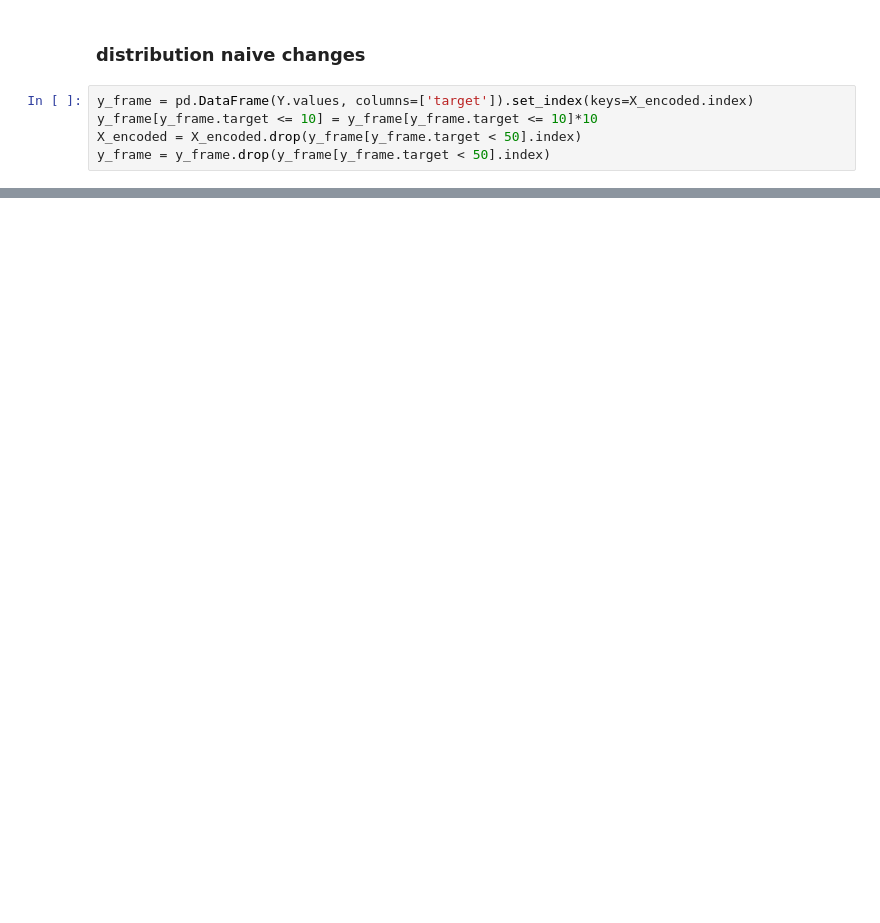
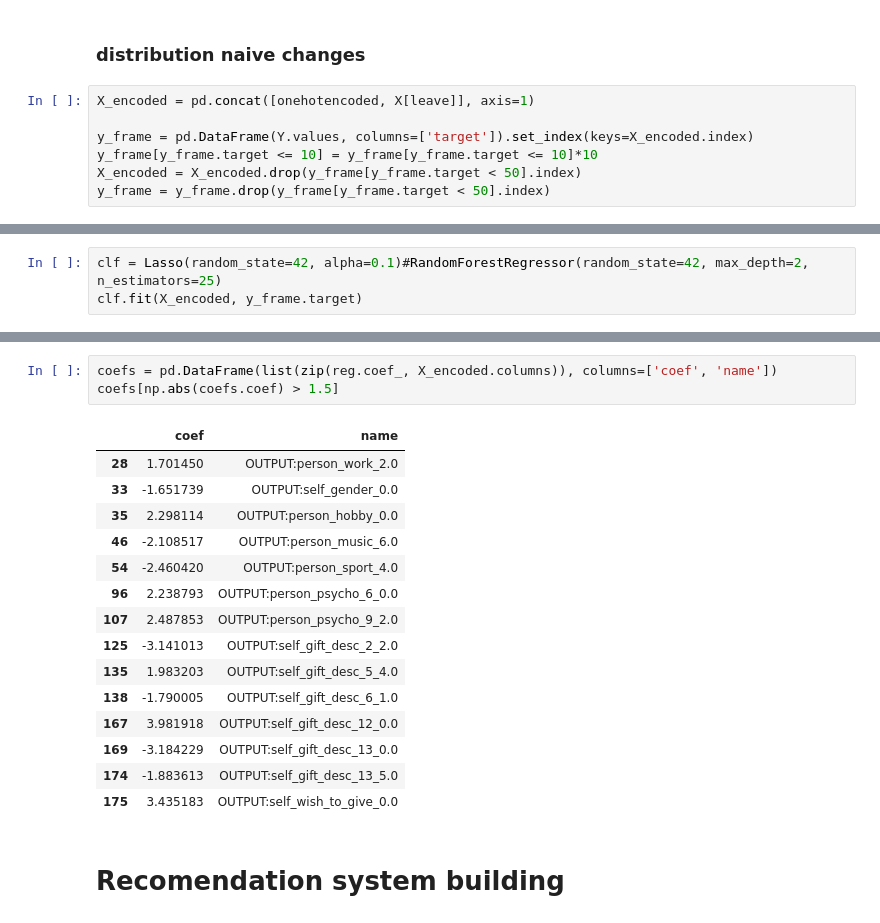
Before and after one commit to Nexx0f/Gifts_project, a Jupyter notebook: gifts.ipynb, the cells around one changed output, grey strips where cells are left out. Saved outputs shown, nothing was run; the diff lists cells and outputs as text; blank space fills up the shorter version.

```diff
--- a/gifts.ipynb
+++ b/gifts.ipynb
@@ -193,6 +207,8 @@ plt.xticks(rotation=90)
 # %% [markdown]
 ### distribution naive changes
 # %%
+X_encoded = pd.concat([onehotencoded, X[leave]], axis=1)
+
 y_frame = pd.DataFrame(Y.values, columns=['target']).set_index(keys=X_encoded.index)
 y_frame[y_frame.target <= 10] = y_frame[y_frame.target <= 10]*10
 X_encoded = X_encoded.drop(y_frame[y_frame.target < 50].index)
@@ -205,0 +319,3 @@ easy easy, check this out boys
+# %%
+clf = Lasso(random_state=42, alpha=0.1)#RandomForestRegressor(random_state=42, max_depth=2, n_estimators=25)
+clf.fit(X_encoded, y_frame.target)
@@ -205,0 +436,21 @@ easy easy, check this out boys
+# %%
+coefs = pd.DataFrame(list(zip(reg.coef_, X_encoded.columns)), columns=['coef', 'name'])
+coefs[np.abs(coefs.coef) > 1.5]
+# %% [output]
+|  | coef | name |
+| 28 | 1.701450 | OUTPUT:person_work_2.0 |
+| 33 | -1.651739 | OUTPUT:self_gender_0.0 |
+| 35 | 2.298114 | OUTPUT:person_hobby_0.0 |
+| 46 | -2.108517 | OUTPUT:person_music_6.0 |
+| 54 | -2.460420 | OUTPUT:person_sport_4.0 |
+| 96 | 2.238793 | OUTPUT:person_psycho_6_0.0 |
+| 107 | 2.487853 | OUTPUT:person_psycho_9_2.0 |
+| 125 | -3.141013 | OUTPUT:self_gift_desc_2_2.0 |
+| 135 | 1.983203 | OUTPUT:self_gift_desc_5_4.0 |
+| 138 | -1.790005 | OUTPUT:self_gift_desc_6_1.0 |
+| 167 | 3.981918 | OUTPUT:self_gift_desc_12_0.0 |
+| 169 | -3.184229 | OUTPUT:self_gift_desc_13_0.0 |
+| 174 | -1.883613 | OUTPUT:self_gift_desc_13_5.0 |
+| 175 | 3.435183 | OUTPUT:self_wish_to_give_0.0 |
+# %% [markdown]
+# Recomendation system building
```
Also changed, not shown: parts of 26 cells of this notebook.
